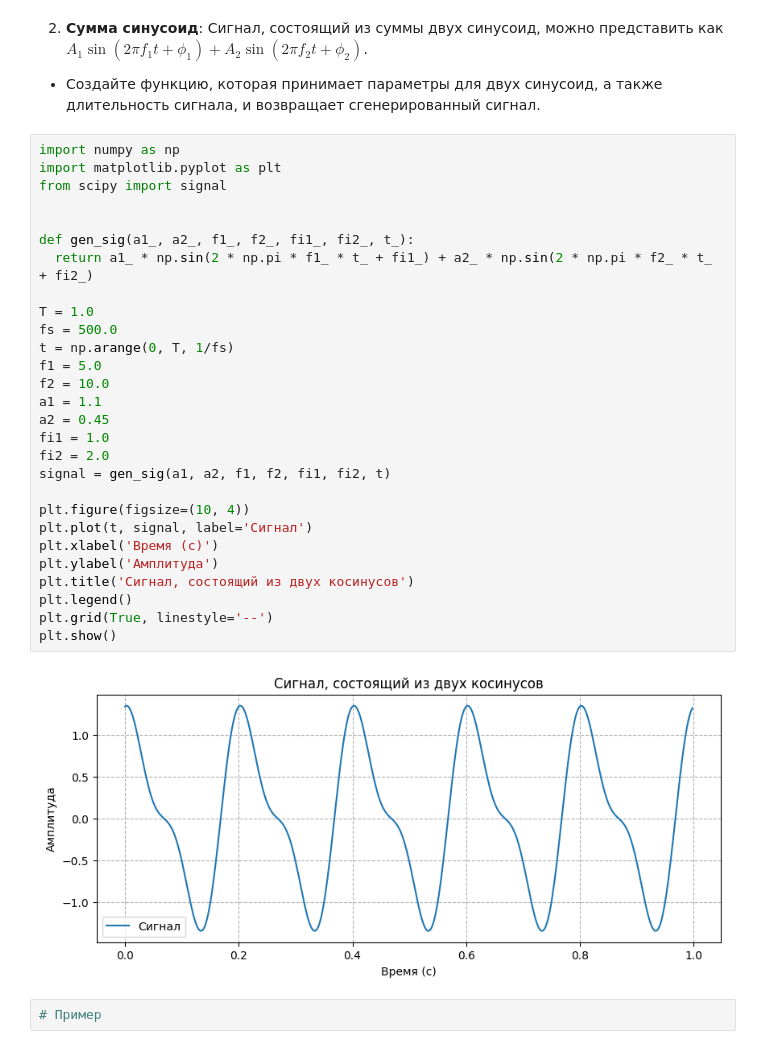
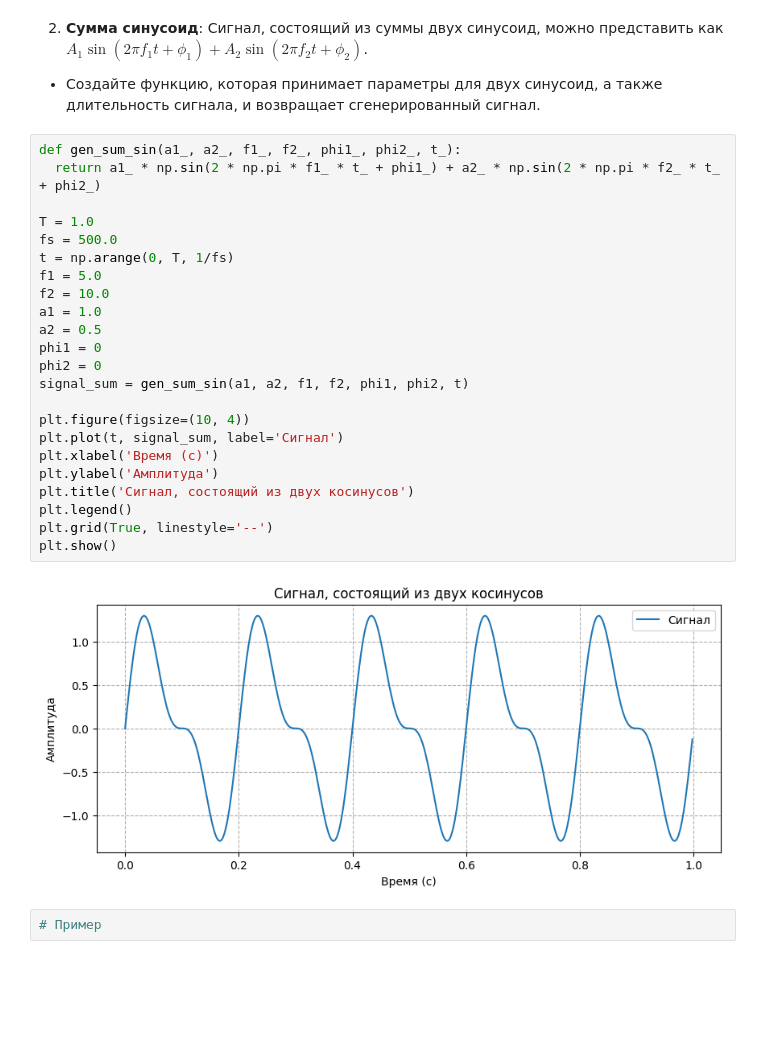
Before and after one commit to alexmordashov/computer_math, a Jupyter notebook: 9. Генерация сигналов и преобразования Фурье/Практическая_работа_№9_Генерация_сигналов_и_преобразования_Фурье.ipynb, the cells around one changed output. Drawn from its saved outputs; the diff is of its cells as text; blank space fills up the shorter version.

```diff
--- a/9. Генерация сигналов и преобразования Фурье/Практическая_работа_№9_Генерация_сигналов_и_преобразования_Фурье.ipynb
+++ b/9. Генерация сигналов и преобразования Фурье/Практическая_работа_№9_Генерация_сигналов_и_преобразования_Фурье.ipynb
@@ -82,35 +78,30 @@ plt.show()
 
 - Создайте функцию, которая принимает параметры для двух синусоид, а также длительность сигнала, и возвращает сгенерированный сигнал.
 # %%
-import numpy as np
-import matplotlib.pyplot as plt
-from scipy import signal
-
-
-def gen_sig(a1_, a2_, f1_, f2_, fi1_, fi2_, t_):
-  return a1_ * np.sin(2 * np.pi * f1_ * t_ + fi1_) + a2_ * np.sin(2 * np.pi * f2_ * t_ + fi2_)
+def gen_sum_sin(a1_, a2_, f1_, f2_, phi1_, phi2_, t_):
+  return a1_ * np.sin(2 * np.pi * f1_ * t_ + phi1_) + a2_ * np.sin(2 * np.pi * f2_ * t_ + phi2_)
 
 T = 1.0
 fs = 500.0
 t = np.arange(0, T, 1/fs)
 f1 = 5.0
 f2 = 10.0
-a1 = 1.1
-a2 = 0.45
-fi1 = 1.0
-fi2 = 2.0
-signal = gen_sig(a1, a2, f1, f2, fi1, fi2, t)
+a1 = 1.0
+a2 = 0.5
+phi1 = 0
+phi2 = 0
+signal_sum = gen_sum_sin(a1, a2, f1, f2, phi1, phi2, t)
 
 plt.figure(figsize=(10, 4))
-plt.plot(t, signal, label='Сигнал')
+plt.plot(t, signal_sum, label='Сигнал')
 plt.xlabel('Время (с)')
 plt.ylabel('Амплитуда')
 plt.title('Cигнал, состоящий из двух косинусов')
 plt.legend()
 plt.grid(True, linestyle='--')
 plt.show()
 # %% [output]
-[figure, old version]
+[figure, new version]
 # %%
 # Пример
 # %% [output]
```
Also changed, not shown: parts of 19 cells of this notebook.
